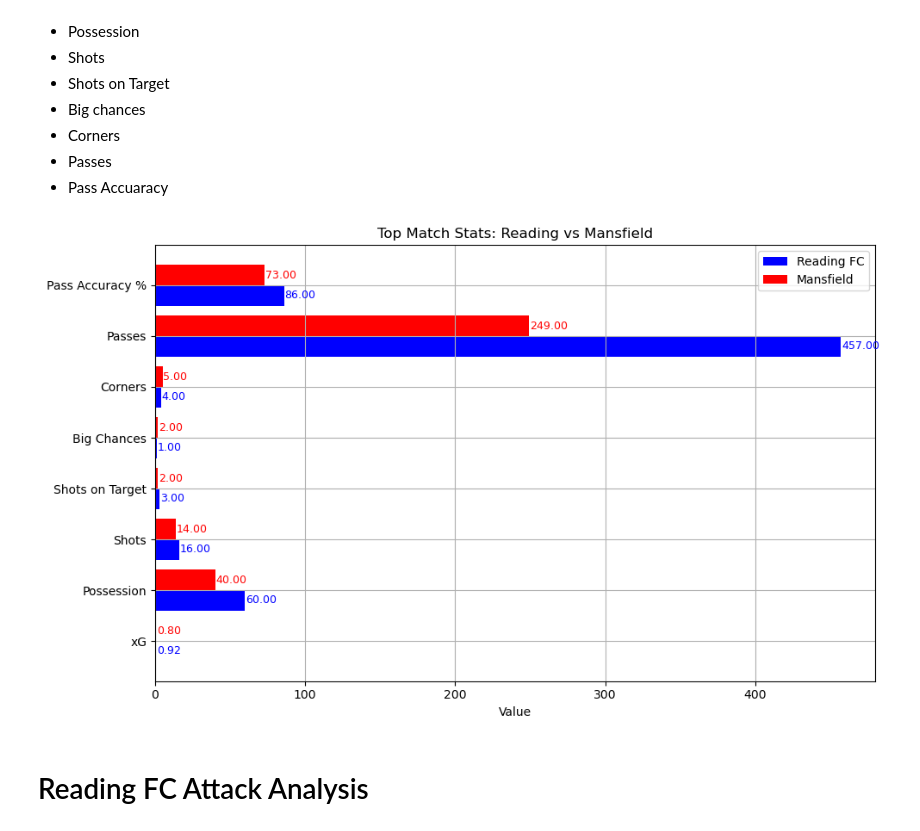
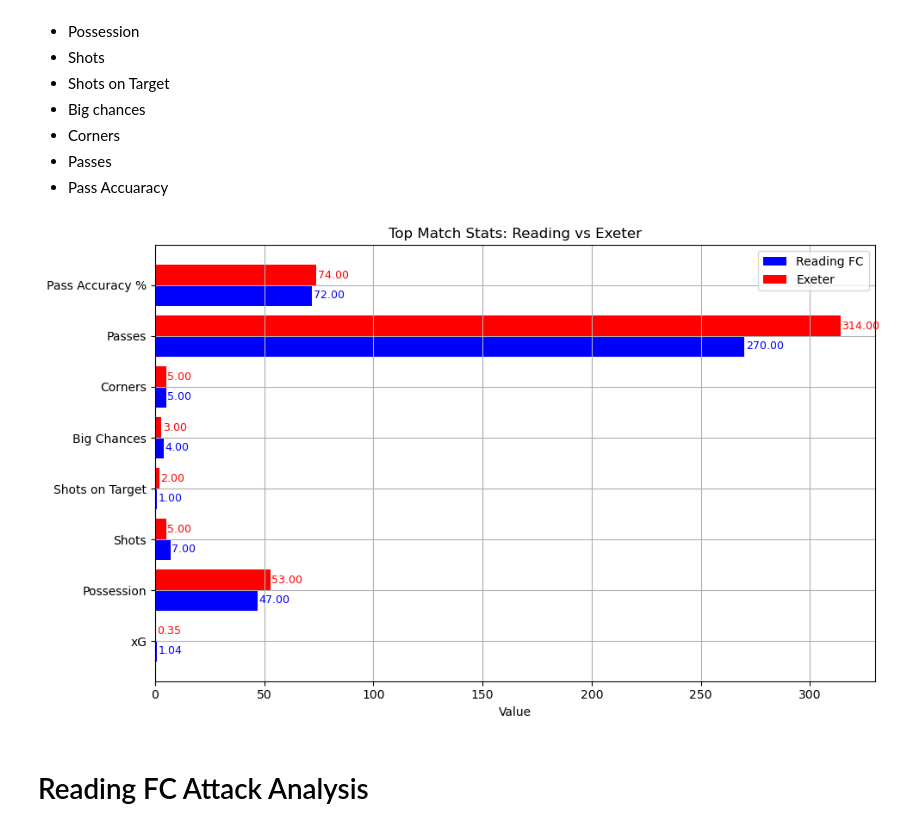
Before and after one commit to abryantgithub/Football_Analysis, a Jupyter notebook: notebooks/match-reports/Exeter.ipynb, the cells around one changed output. Saved outputs shown, nothing was run; the diff lists cells and outputs as text; code cells hidden in the pictures.

```diff
--- a/notebooks/match-reports/Exeter.ipynb
+++ b/notebooks/match-reports/Exeter.ipynb
@@ -22,9 +22,9 @@ import numpy as np
 df = pd.read_csv('../../data/rfc_matchdata.csv')
 
 # Filtering for Mansfield at Home
-df_mansfield_home = df[(df["Opponent"] == "Mansfield") & (df["Venue"] == "H")].reset_index(drop=True)
+df_exeter_away = df[(df["Opponent"] == "Exeter") & (df["Venue"] == "A")].reset_index(drop=True)
 
-match = df_mansfield_home.iloc[0]
+match = df_exeter_away.iloc[0]
 # %% [markdown]
 - "rfc" = Reading FC based stat
 - "opp" = Opponent based stat
@@ -75,7 +75,7 @@ top_stats = {
 }
 
 # Convert to DataFrame
-basic_df = pd.DataFrame(top_stats, index=['Reading FC', 'Mansfield']).T
+basic_df = pd.DataFrame(top_stats, index=['Reading FC', 'Exeter']).T
 
 fig, ax = plt.subplots(figsize=(10, 6))
 bar_width = 0.4
@@ -90,37 +90,37 @@ reading_bars = ax.barh(
     color='blue'
 )
 
 # Opponent bars
 opp_bars = ax.barh(
     [i + bar_width / 2 for i in y],
-    basic_df['Mansfield'],
+    basic_df['Exeter'],
     height=bar_width,
-    label='Mansfield',
+    label='Exeter',
     color='red'
 )
 
 # Adding data labels
 for bar in reading_bars:
     width = bar.get_width()
     y_pos = bar.get_y() + bar.get_height() / 2
     ax.text(width + 0.5, y_pos, f'{width:.2f}', va='center', ha='left', color='blue', fontsize=9)
 
 for bar in opp_bars:
     width = bar.get_width()
     y_pos = bar.get_y() + bar.get_height() / 2
     ax.text(width + 0.5, y_pos, f'{width:.2f}', va='center', ha='left', color='red', fontsize=9)
 
 # Final formatting
 ax.set_yticks(y)
 ax.set_yticklabels(basic_df.index)
 ax.set_xlabel("Value")
-ax.set_title("Top Match Stats: Reading vs Mansfield")
+ax.set_title("Top Match Stats: Reading vs Exeter")
 ax.legend()
 ax.grid(True)
 plt.tight_layout()
 plt.show()
 # %% [output]
-[figure, old version]
+[figure, new version]
 # %% [markdown]
 # Reading FC Attack Analysis
 # %% [markdown]
```
Also changed, not shown: parts of 29 cells of this notebook, 1 other file.
